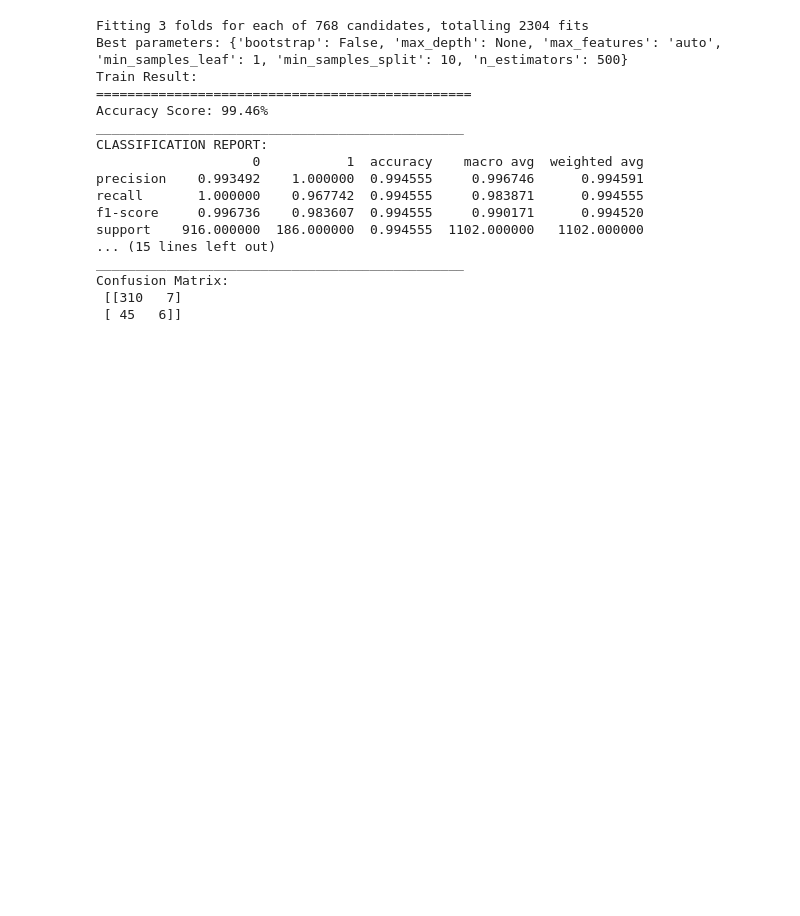
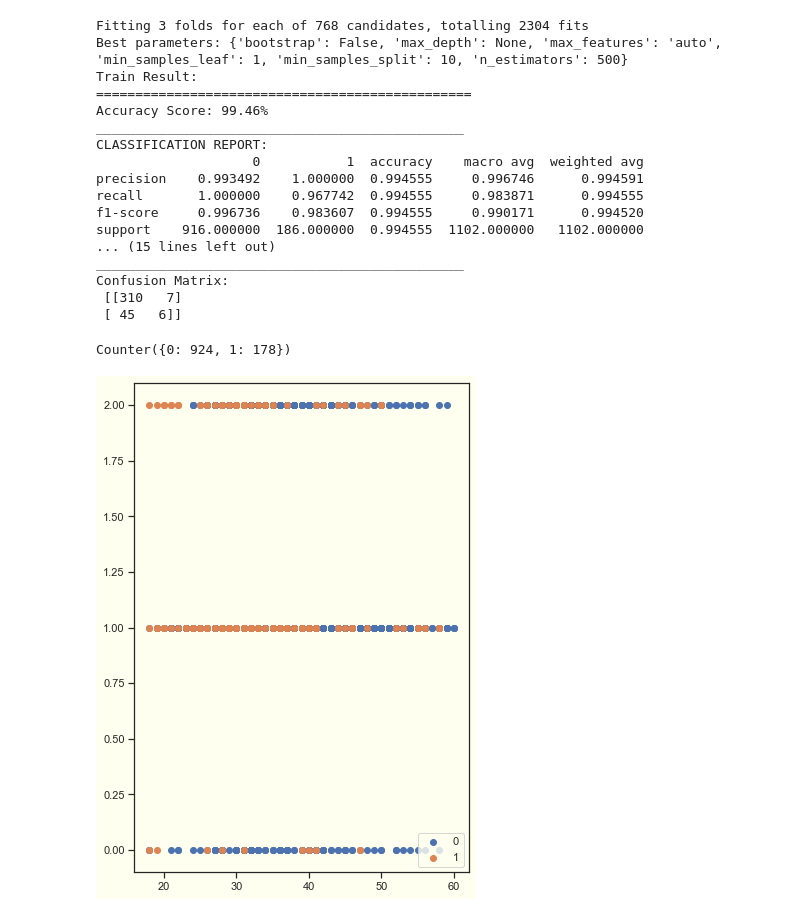
Before and after one commit to dalemunroe/project-4_group-2, a Jupyter notebook: project4_dm_sql_RF.ipynb, the cells around one changed output. Drawn from its saved outputs; the diff is of its cells as text; code cells hidden in the pictures; blank space fills up the shorter version.

```diff
--- a/project4_dm_sql_RF.ipynb
+++ b/project4_dm_sql_RF.ipynb
@@ -715,3 +736,6 @@ Testing Score: 0.8668478260869565
 from sklearn.ensemble import RandomForestClassifier
 from sklearn.model_selection import RandomizedSearchCV
 from sklearn.model_selection import GridSearchCV
+# %%
+X = ibm_df_2.drop('attrition', axis = 1)
+y = ibm_df_2['attrition']
@@ -830,0 +865,23 @@ Confusion Matrix:
+# %%
+y_aug = copy.deepcopy(y.values)
+X_aug = copy.deepcopy(X.values)
+
+X_train, X_test, y_train, y_test = train_test_split(X_aug, y_aug,
+                                                    stratify=y)
+# %%
+# Adopted parts of code from Brownlee, J. (2020).
+
+# Class distribution summary
+counter = Counter(y_train)
+print(counter)
+print()
+
+# scatter plot of examples by class label
+for label, _ in counter.items():
+	row_ix = where(y_train == label)[0]
+	plt.scatter(X_train[row_ix, 0], X_train[row_ix, 1], label=str(label))
+plt.legend()
+plt.show()
+# %% [output]
+Counter({0: 924, 1: 178})
+[figure, added]
```
Also changed, not shown: parts of 3 cells of this notebook, 2 other files.
